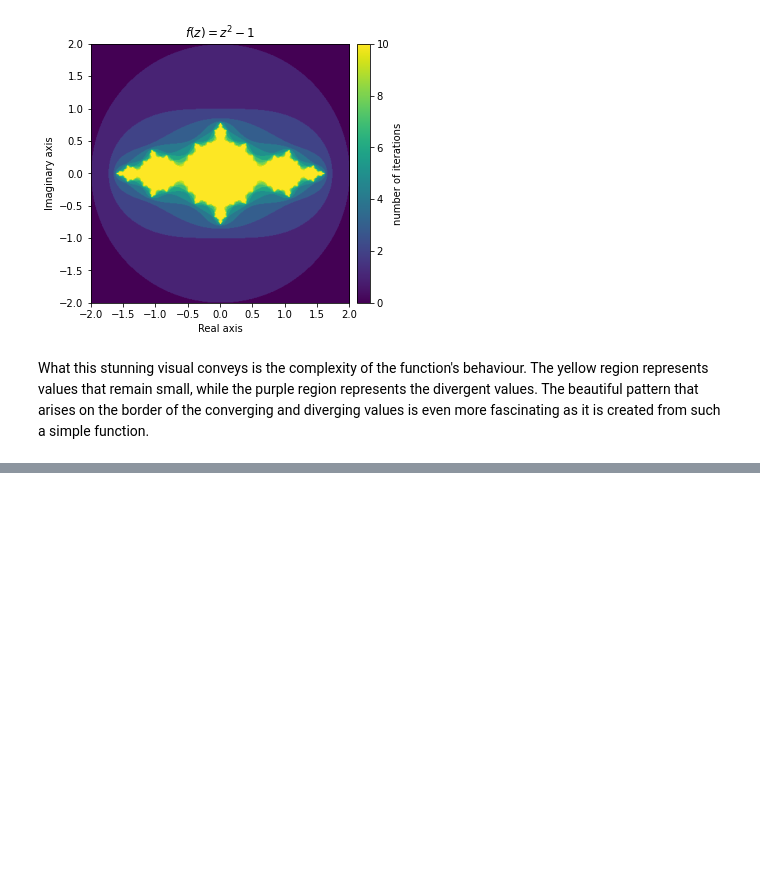
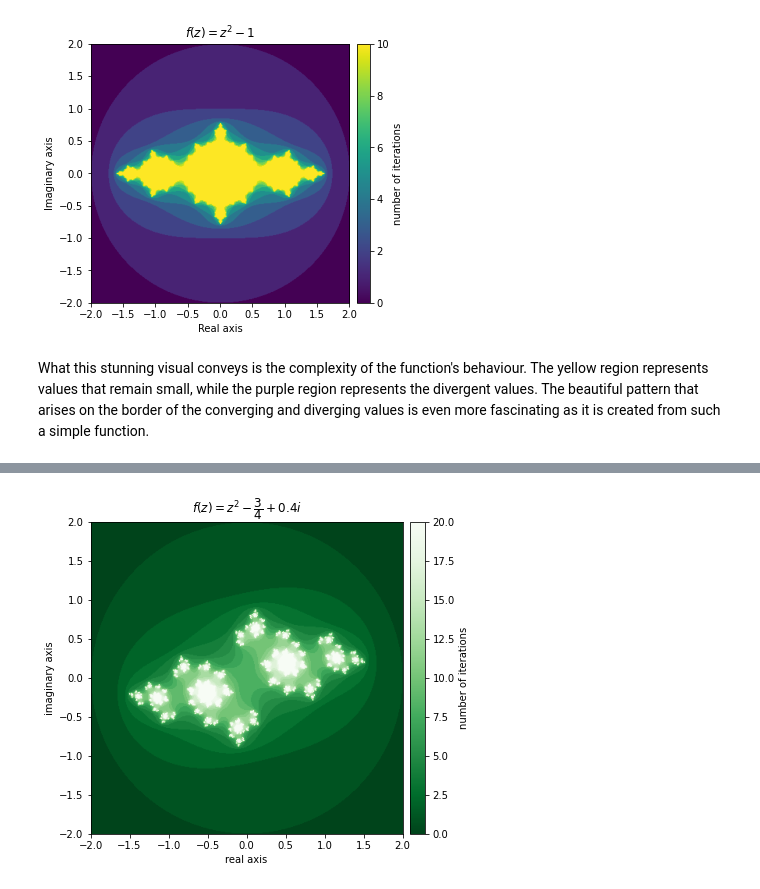
Before and after one commit to rifatrakib/practical-numpy, a Jupyter notebook: fractals.ipynb, the cells around one changed output, grey strips where cells are left out. Drawn from its saved outputs; the diff is of its cells as text; code cells hidden in the pictures; blank space fills up the shorter version.

```diff
--- a/fractals.ipynb
+++ b/fractals.ipynb
@@ -192,0 +251,6 @@ What this stunning visual conveys is the complexity of the function's behaviour.
+# %%
+output = julia(mesh, c=-0.75 + 0.4j, num_iter=20)
+kwargs = {"title": "f(z) = z^2 - \dfrac{3}{4} + 0.4i", "cmap": "Greens_r"}
+plot_fractal(output, **kwargs)
+# %% [output]
+[figure, added]
```
Also changed, not shown: parts of 11 cells of this notebook.
